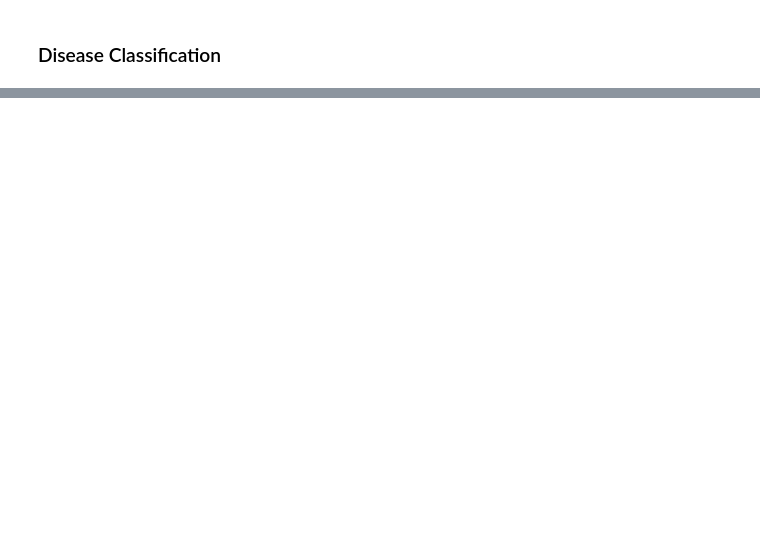
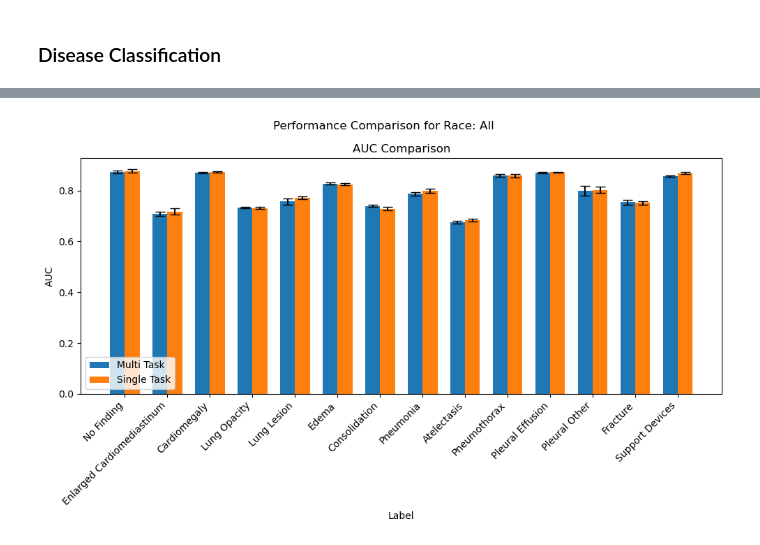
Before and after one commit to aashnapshah/xray-dl, a Jupyter notebook: chexpert-multitask/chexpert.multitask.evaluate.ipynb, the cells around one changed output, grey strips where cells are left out. Cells and saved outputs as stored; diff of their text form; code cells hidden in the pictures; blank space fills up the shorter version.

Commit message:
new evaluate with single disease detection

```diff
--- a/chexpert-multitask/chexpert.multitask.evaluate.ipynb
+++ b/chexpert-multitask/chexpert.multitask.evaluate.ipynb
@@ -266,0 +290,4 @@ Male    TPR 0.77 | FPR 0.21 | AUC 0.85
+# %%
+# Read in single task predictions
+data_dir = '../chexpert-disease/predictions/'
+cnn_single_pred_disease = pd.read_csv(data_dir + 'predictions.test.csv')
@@ -266,0 +357,3 @@ Male    TPR 0.77 | FPR 0.21 | AUC 0.85
+# %%
+df_metrics = pd.concat([df_metrics_singletask, df_metrics_multitask], ignore_index=True)
+df_metrics.to_csv('predictions/df_metrics.csv', index=False)
@@ -266,0 +374,83 @@ Male    TPR 0.77 | FPR 0.21 | AUC 0.85
+# %%
+import pandas as pd
+import matplotlib.pyplot as plt
+import numpy as np
+
+# Assuming you have a DataFrame named df_metrics with the data
+
+# List of unique labels
+labels = df_metrics['Label'].unique()
+
+# List of unique races
+races = df_metrics['Race'].unique()
+
+# Set the width of each bar
+bar_width = 0.35
+
+# Iterate over each race
+for race in races:
+    fig, axes = plt.subplots(1, 1, figsize=(10, 6))
+    fig.suptitle(f"Performance Comparison for Race: {race}")
+
+    # Filter data for the current race
+    race_data = df_metrics[df_metrics['Race'] == race]
+
+    # Lists to store AUC values for multitask and single task models
+    auc_multitask = []
+    auc_singletask = []
+
+    # Lists to store the lower and upper bounds of AUC confidence intervals
+    auc_multi_ci_lower = []
+    auc_multi_ci_upper = []
+    auc_single_ci_lower = []
+    auc_single_ci_upper = []
+
+    # Create an array of x positions for the data points
+    x = np.arange(len(labels))
+
+    for label in labels:
+        # Filter data for the current label
+        label_data = race_data[race_data['Label'] == label]
+
+        # Get the AUC values and confidence intervals for multitask and single task models
+        auc_multitask_value = label_data[label_data['Model'] == 'Multi Task']['AUC'].values[0]
+        auc_singletask_value = label_data[label_data['Model'] == 'Single Task']['AUC'].values[0]
+
+        auc_multitask.append(auc_multitask_value)
+        auc_singletask.append(auc_singletask_value)
+
+        # Extract confidence intervals
+        auc_multi_ci = label_data[label_data['Model'] == 'Multi Task']['AUC_CI'].values[0]
+        auc_multi_ci_lower.append(auc_multi_ci[0])
+        auc_multi_ci_upper.append(auc_multi_ci[1])
+
+        # Extract confidence intervals
+        auc_single_ci = label_data[label_data['Model'] == 'Single Task']['AUC_CI'].values[0]
+        auc_single_ci_lower.append(auc_single_ci[0])
+        auc_single_ci_upper.append(auc_single_ci[1])
+
+    # Create the bar plot for AUC comparison
+    axes.bar(x - bar_width/2, auc_multitask, width=bar_width, label="Multi Task")
+    axes.bar(x + bar_width/2, auc_singletask, width=bar_width, label="Single Task")
+
+    # Add error bars for AUC confidence intervals
+    axes.errorbar(x - bar_width/2, auc_multitask, yerr=[(a - b) / 2 for a, b in zip(auc_multi_ci_upper, auc_multi_ci_lower)],
+                  fmt='none', ecolor='black', capsize=5)
+    axes.errorbar(x + bar_width/2, auc_singletask, yerr=[(a - b) / 2 for a, b in zip(auc_single_ci_upper, auc_single_ci_lower)],
+                  fmt='none', ecolor='black', capsize=5)
+
+    axes.set_title("AUC Comparison")
+    axes.set_xticks(x)
+    axes.set_xticklabels(labels, rotation=45, ha='right')
+    axes.set_xlabel("Label")
+    axes.set_ylabel("AUC")
+    axes.legend(loc='best')
+
+    # Adjust layout to prevent subplots from overlapping
+    plt.tight_layout()
+
+    # Save or display the plot
+    plt.savefig(f"performance_comparison_{race}.png")
+    plt.show()
+# %% [output]
+[figure, added]
```
Also changed, not shown: parts of 12 cells of this notebook.
